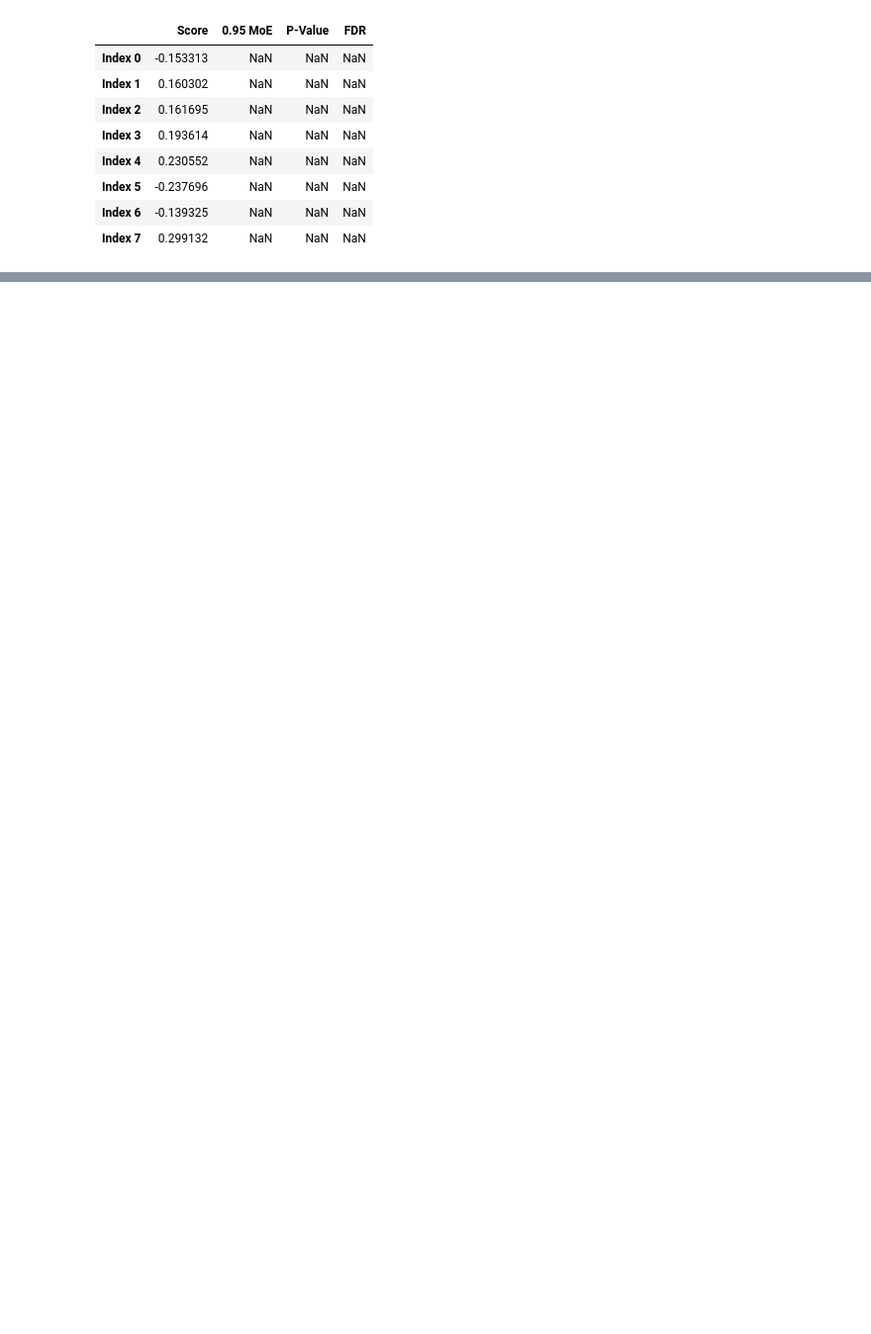
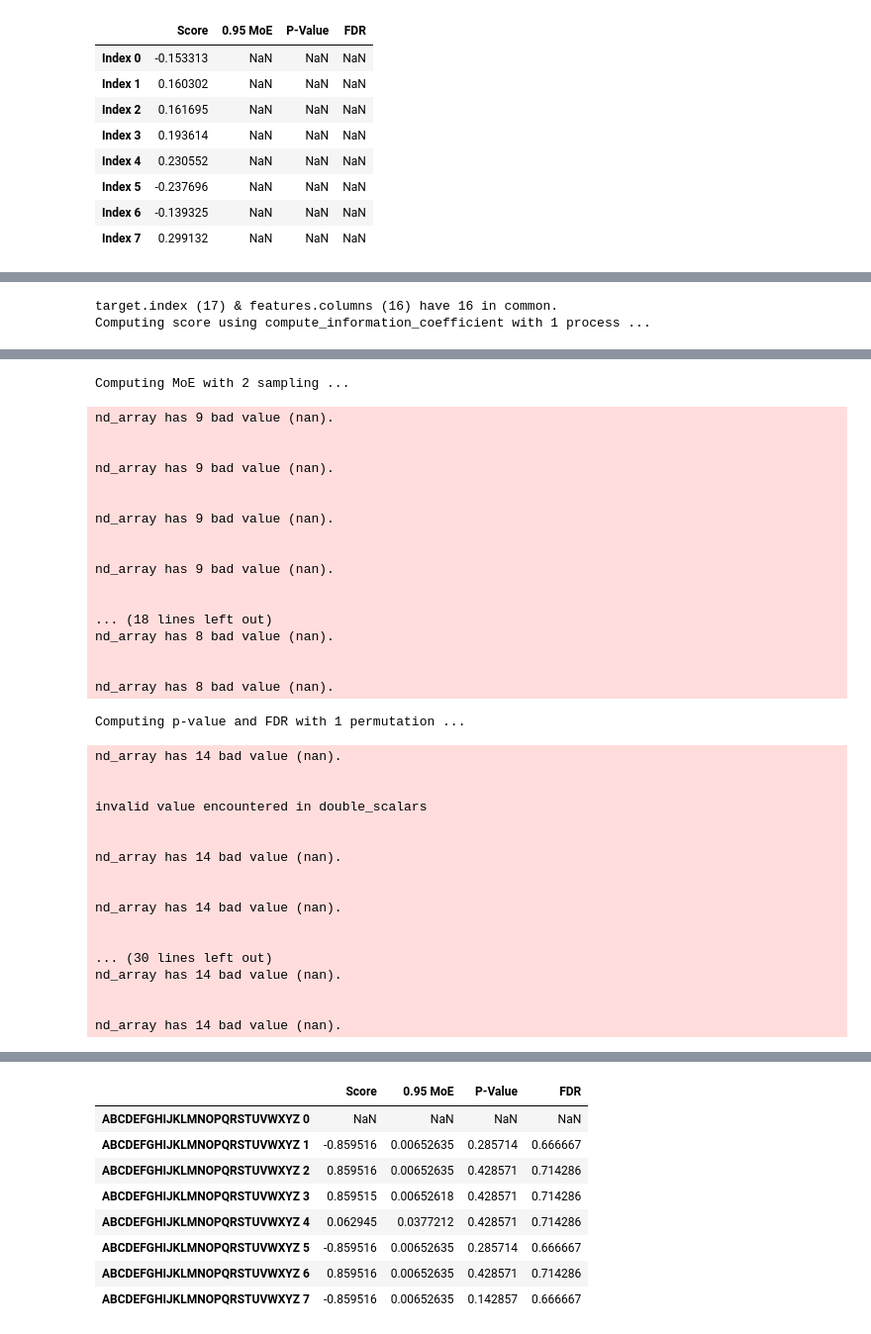
Before and after one commit to alex-wenzel/match, a Jupyter notebook: notebook/match.ipynb, the cells around one changed output, grey strips where cells are left out. Shown at 99% size. Cells and saved outputs as stored; diff of their text form; code cells hidden in the pictures; blank space fills up the shorter version.

```diff
--- a/notebook/match.ipynb
+++ b/notebook/match.ipynb
@@ -334,7 +418,6 @@ n_column = 16
 
 target = pd.Series(
     np.random.random_sample(size=n_column + 1),
-    name='Target',
     index=('Column {}'.format(i) for i in range(n_column + 1)),
 )
 
@@ -367,3 +450,6 @@ score_moe_p_value_fdr = make_match_panel(
 )
 
 score_moe_p_value_fdr
+# %% [output]
+target.index (17) & features.columns (16) have 16 in common.
+Computing score using compute_information_coefficient with 1 process ...
@@ -369,0 +473,36 @@ score_moe_p_value_fdr
+Computing MoE with 2 sampling ...
+nd_array has 9 bad value (nan).
+
+
+nd_array has 9 bad value (nan).
+
+
+nd_array has 9 bad value (nan).
+
+
+nd_array has 9 bad value (nan).
+
+
+... (18 lines left out)
+nd_array has 8 bad value (nan).
+
+
+nd_array has 8 bad value (nan).
+Computing p-value and FDR with 1 permutation ...
+nd_array has 14 bad value (nan).
+
+
+invalid value encountered in double_scalars
+
+
+nd_array has 14 bad value (nan).
+
+
+nd_array has 14 bad value (nan).
+
+
+... (30 lines left out)
+nd_array has 14 bad value (nan).
+
+
+nd_array has 14 bad value (nan).
@@ -370,3 +510,12 @@ score_moe_p_value_fdr
+|  | Score | 0.95 MoE | P-Value | FDR |
+| ABCDEFGHIJKLMNOPQRSTUVWXYZ 0 | NaN | NaN | NaN | NaN |
+| ABCDEFGHIJKLMNOPQRSTUVWXYZ 1 | -0.859516 | 0.00652635 | 0.285714 | 0.666667 |
+| ABCDEFGHIJKLMNOPQRSTUVWXYZ 2 | 0.859516 | 0.00652635 | 0.428571 | 0.714286 |
+| ABCDEFGHIJKLMNOPQRSTUVWXYZ 3 | 0.859515 | 0.00652618 | 0.428571 | 0.714286 |
+| ABCDEFGHIJKLMNOPQRSTUVWXYZ 4 | 0.062945 | 0.0377212 | 0.428571 | 0.714286 |
+| ABCDEFGHIJKLMNOPQRSTUVWXYZ 5 | -0.859516 | 0.00652635 | 0.285714 | 0.666667 |
+| ABCDEFGHIJKLMNOPQRSTUVWXYZ 6 | 0.859516 | 0.00652635 | 0.428571 | 0.714286 |
+| ABCDEFGHIJKLMNOPQRSTUVWXYZ 7 | -0.859516 | 0.00652635 | 0.142857 | 0.666667 |
 # %%
 n_index = 8
 
```
Also changed, not shown: parts of 11 cells of this notebook, 2 other files.
